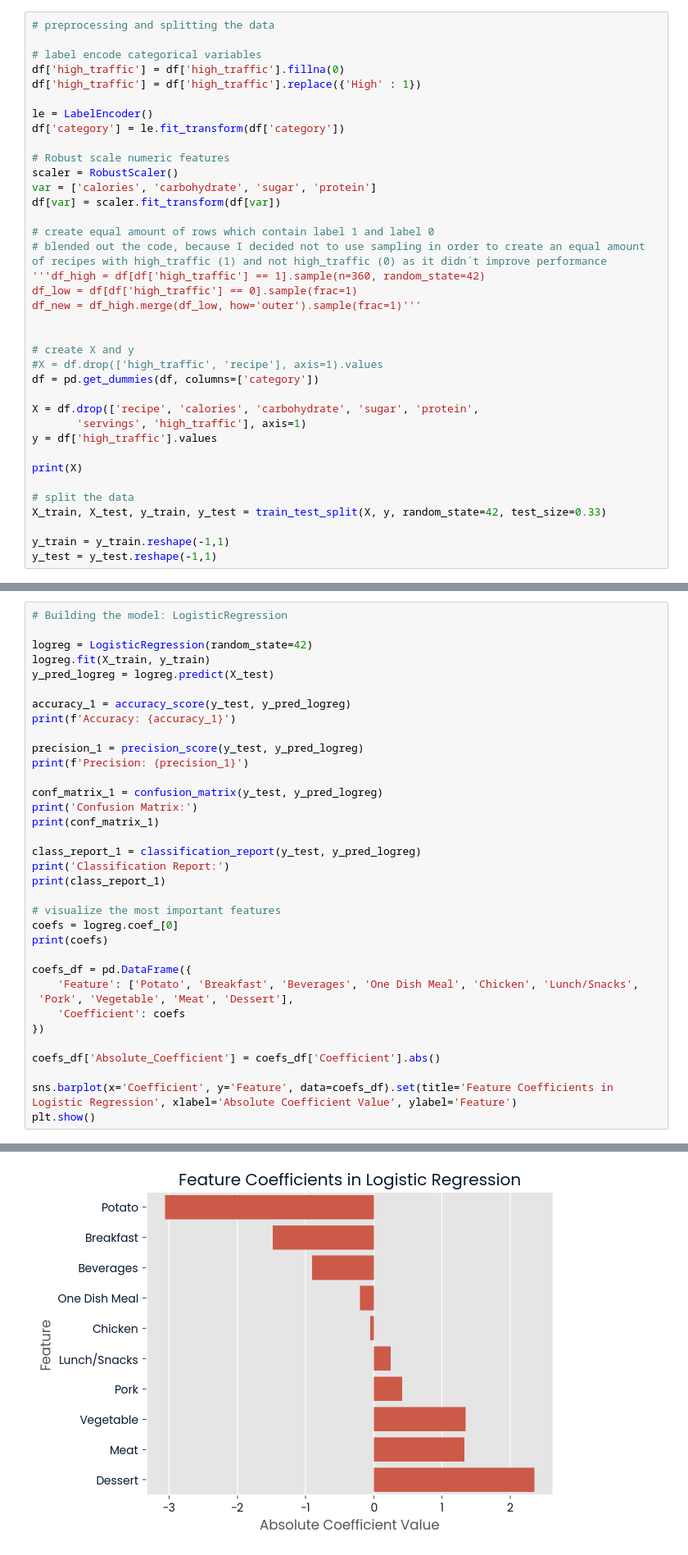
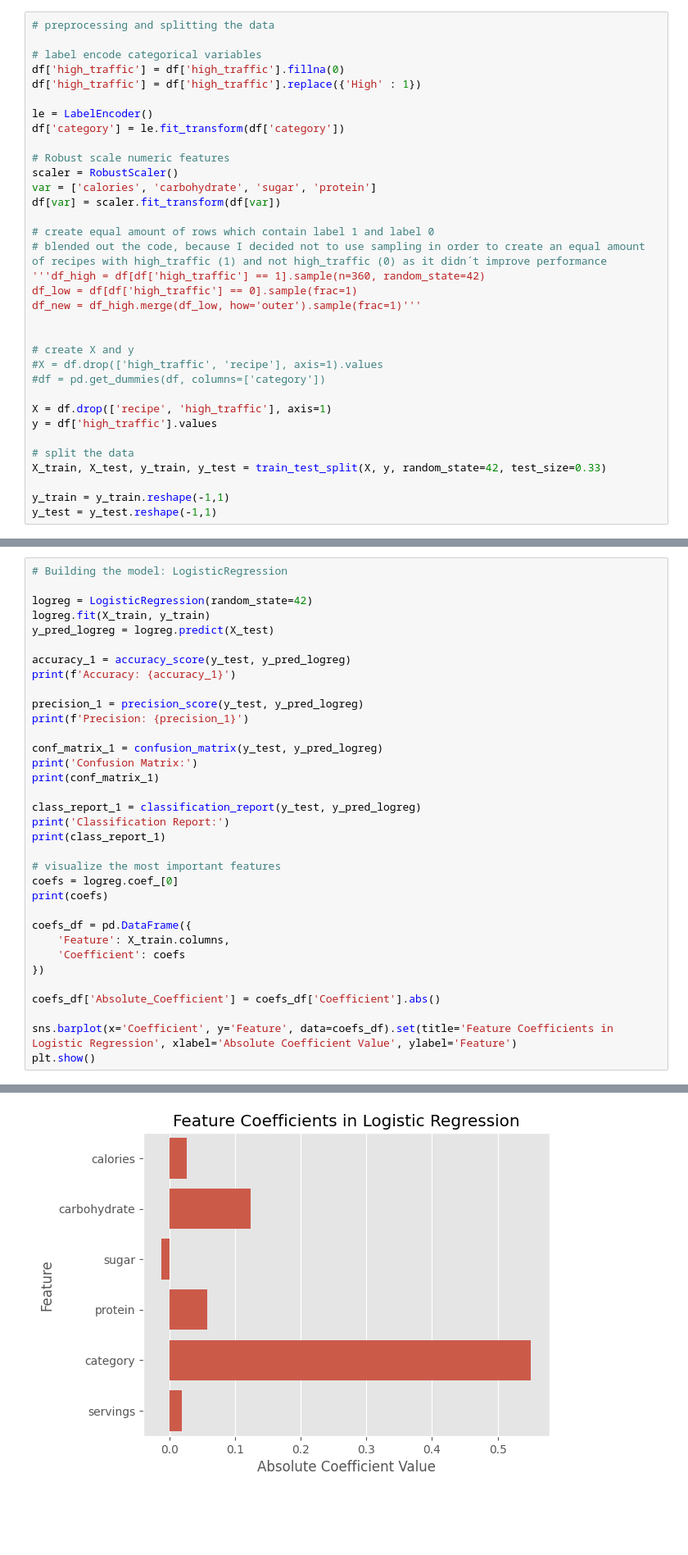
Before and after one commit to LeReKu/portfolio_projects, a Jupyter notebook: Machine_Learning_Model_Classification/code_jupyter_notebook.ipynb, the cells around one changed output, grey strips where cells are left out. Shown at 82% size. Saved outputs shown, nothing was run; the diff lists cells and outputs as text; blank space fills up the shorter version.

```diff
--- a/Machine_Learning_Model_Classification/code_jupyter_notebook.ipynb
+++ b/Machine_Learning_Model_Classification/code_jupyter_notebook.ipynb
@@ -360,13 +360,10 @@ df_new = df_high.merge(df_low, how='outer').sample(frac=1)'''
 
 # create X and y
 #X = df.drop(['high_traffic', 'recipe'], axis=1).values
-df = pd.get_dummies(df, columns=['category'])
+#df = pd.get_dummies(df, columns=['category'])
 
-X = df.drop(['recipe', 'calories', 'carbohydrate', 'sugar', 'protein',
-       'servings', 'high_traffic'], axis=1)
+X = df.drop(['recipe', 'high_traffic'], axis=1)
 y = df['high_traffic'].values
-
-print(X)
 
 # split the data
 X_train, X_test, y_train, y_test = train_test_split(X, y, random_state=42, test_size=0.33)
@@ -426,8 +408,7 @@ coefs = logreg.coef_[0]
 print(coefs)
 
 coefs_df = pd.DataFrame({
-    'Feature': ['Potato', 'Breakfast', 'Beverages', 'One Dish Meal', 'Chicken', 'Lunch/Snacks',
- 'Pork', 'Vegetable', 'Meat', 'Dessert'],
+    'Feature': X_train.columns,
     'Coefficient': coefs
 })
 
@@ -456,4 +436,4 @@ weighted avg       0.76      0.76      0.76       296
-[figure, old version]
+[figure, new version]
 # %%
 # Building the model: DecisionTreeClassifier
 
```
Also changed, not shown: parts of 13 cells of this notebook.
